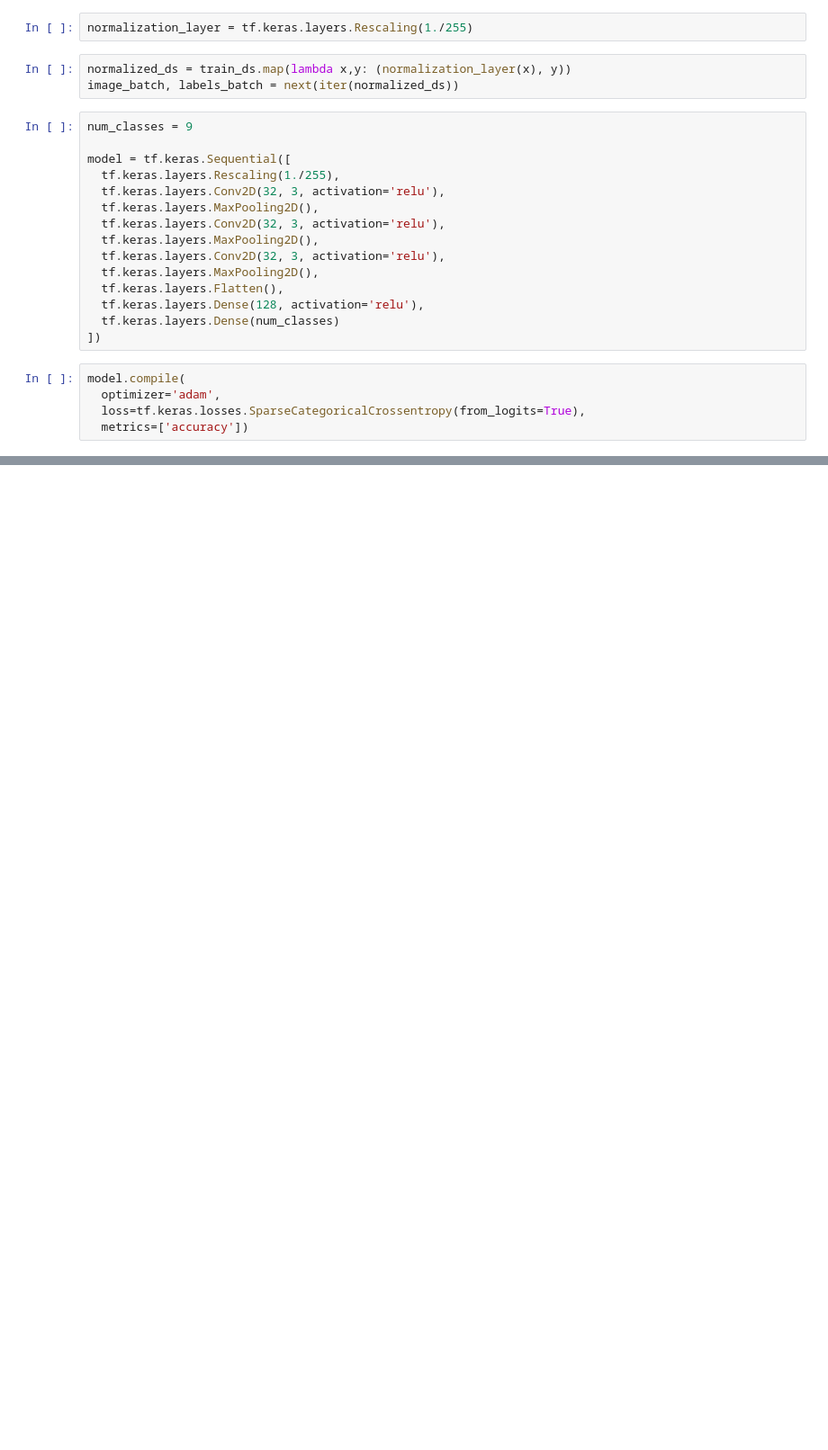
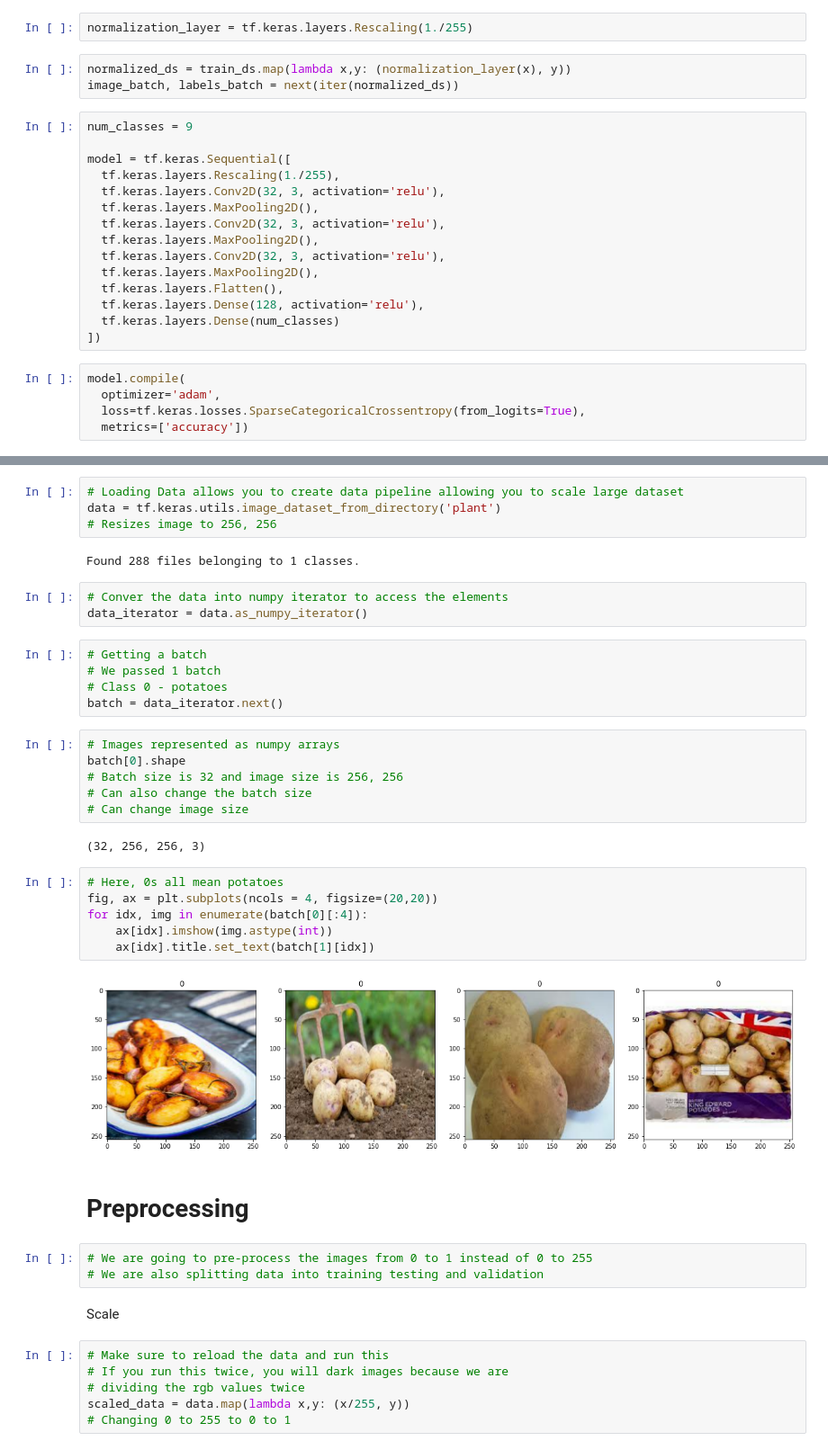
Before and after one commit to Abemelech/plant-classification, a Jupyter notebook: classifier.ipynb, the cells around one changed output, grey strips where cells are left out. Shown at 90% size. Saved outputs shown, nothing was run; the diff lists cells and outputs as text; blank space fills up the shorter version.

```diff
--- a/classifier.ipynb
+++ b/classifier.ipynb
@@ -94,0 +116,43 @@ Epoch 6/6
+# %%
+# Loading Data allows you to create data pipeline allowing you to scale large dataset
+data = tf.keras.utils.image_dataset_from_directory('plant')
+# Resizes image to 256, 256
+# %% [output]
+Found 288 files belonging to 1 classes.
+# %%
+# Conver the data into numpy iterator to access the elements
+data_iterator = data.as_numpy_iterator()
+# %%
+# Getting a batch
+# We passed 1 batch
+# Class 0 - potatoes
+batch = data_iterator.next()
+# %%
+# Images represented as numpy arrays
+batch[0].shape
+# Batch size is 32 and image size is 256, 256
+# Can also change the batch size
+# Can change image size
+# %% [output]
+(32, 256, 256, 3)
+# %%
+# Here, 0s all mean potatoes
+fig, ax = plt.subplots(ncols = 4, figsize=(20,20))
+for idx, img in enumerate(batch[0][:4]):
+    ax[idx].imshow(img.astype(int))
+    ax[idx].title.set_text(batch[1][idx])
+# %% [output]
+[figure, added]
+# %% [markdown]
+# Preprocessing
+# %%
+# We are going to pre-process the images from 0 to 1 instead of 0 to 255
+# We are also splitting data into training testing and validation
+# %% [markdown]
+Scale
+# %%
+# Make sure to reload the data and run this
+# If you run this twice, you will dark images because we are
+# dividing the rgb values twice
+scaled_data = data.map(lambda x,y: (x/255, y))
+# Changing 0 to 255 to 0 to 1
```
Also changed, not shown: parts of 24 cells of this notebook, 2 other files.
